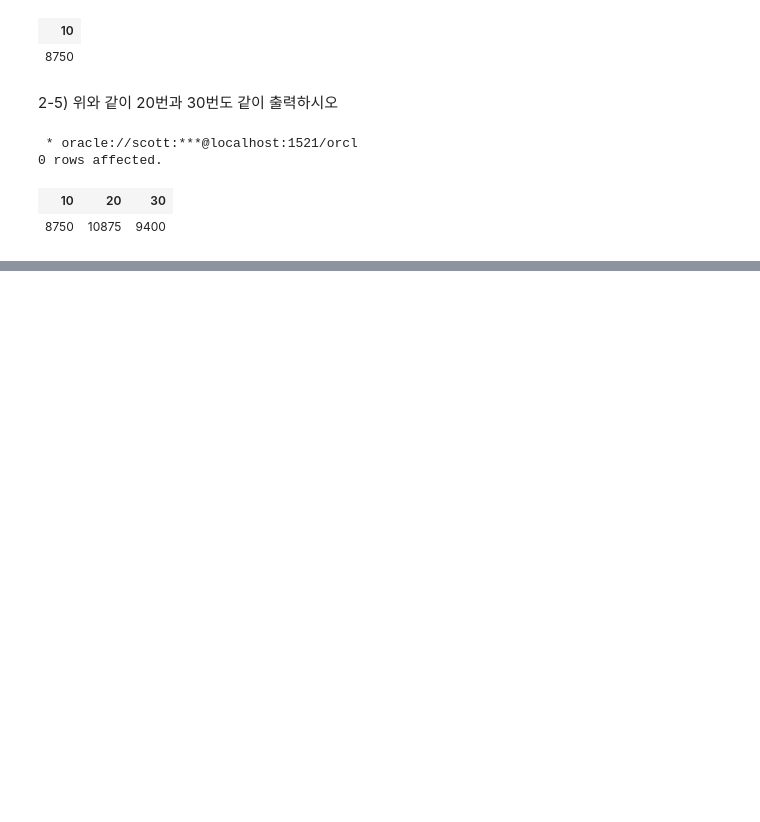
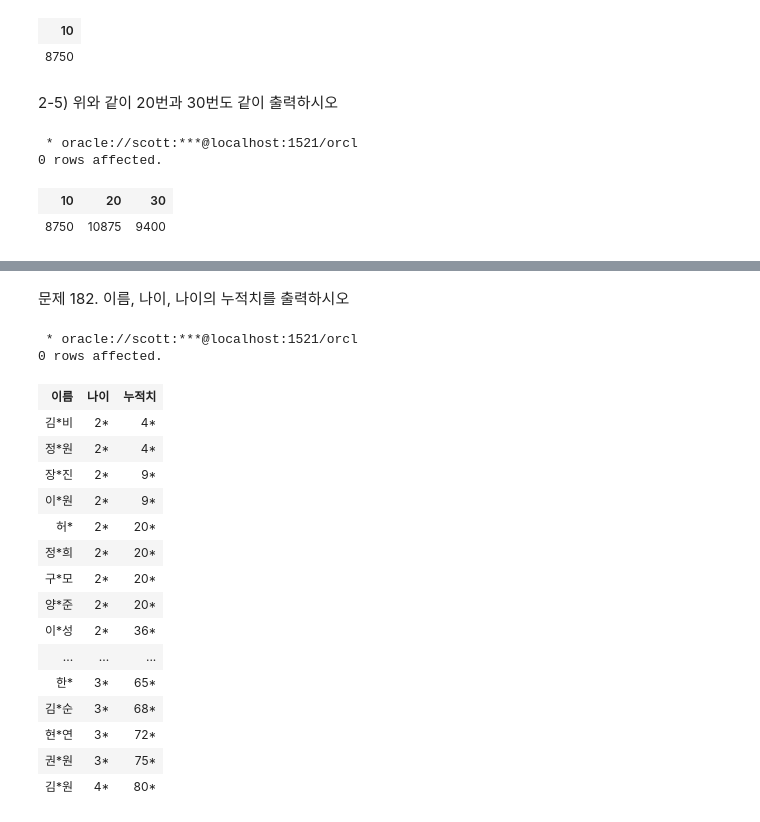
Before and after one commit to unknown-jun/Oracle_SQL, a Jupyter notebook: Part 2_9. 데이터 분석함수.ipynb, the cells around one changed output, grey strips where cells are left out. Drawn from its saved outputs; the diff is of its cells as text; code cells hidden in the pictures; blank space fills up the shorter version.

```diff
--- a/Part 2_9. 데이터 분석함수.ipynb
+++ b/Part 2_9. 데이터 분석함수.ipynb
@@ -825,0 +960,33 @@ select
+# %% [markdown]
+문제 182. 이름, 나이, 나이의 누적치를 출력하시오
+# %%
+%%sql
+
+select replace(ename,
+                       substr(ename,
+                                  decode( length(ename), 4, 3, 2 ), 1)
+                                                                       ,'*') as "이름",
+       substr(age, 1, 1)||'*' as "나이",
+       substr(sum(age) over (order by age asc),
+              decode(length(sum(age) over (order by age asc)), 3, 1, 0),
+              decode(length(sum(age) over (order by age asc)), 3, 2, 1)) ||'*' as "누적치"
+    from emp12
+# %% [output]
+ * oracle://scott:***@localhost:1521/orcl
+0 rows affected.
+| 이름 | 나이 | 누적치 |
+| 김*비 | 2* | 4* |
+| 정*원 | 2* | 4* |
+| 장*진 | 2* | 9* |
+| 이*원 | 2* | 9* |
+| 허* | 2* | 20* |
+| 정*희 | 2* | 20* |
+| 구*모 | 2* | 20* |
+| 양*준 | 2* | 20* |
+| 이*성 | 2* | 36* |
+| ... | ... | ... |
+| 한* | 3* | 65* |
+| 김*순 | 3* | 68* |
+| 현*연 | 3* | 72* |
+| 권*원 | 3* | 75* |
+| 김*원 | 4* | 80* |
```
Also changed, not shown: parts of 16 cells of this notebook.
